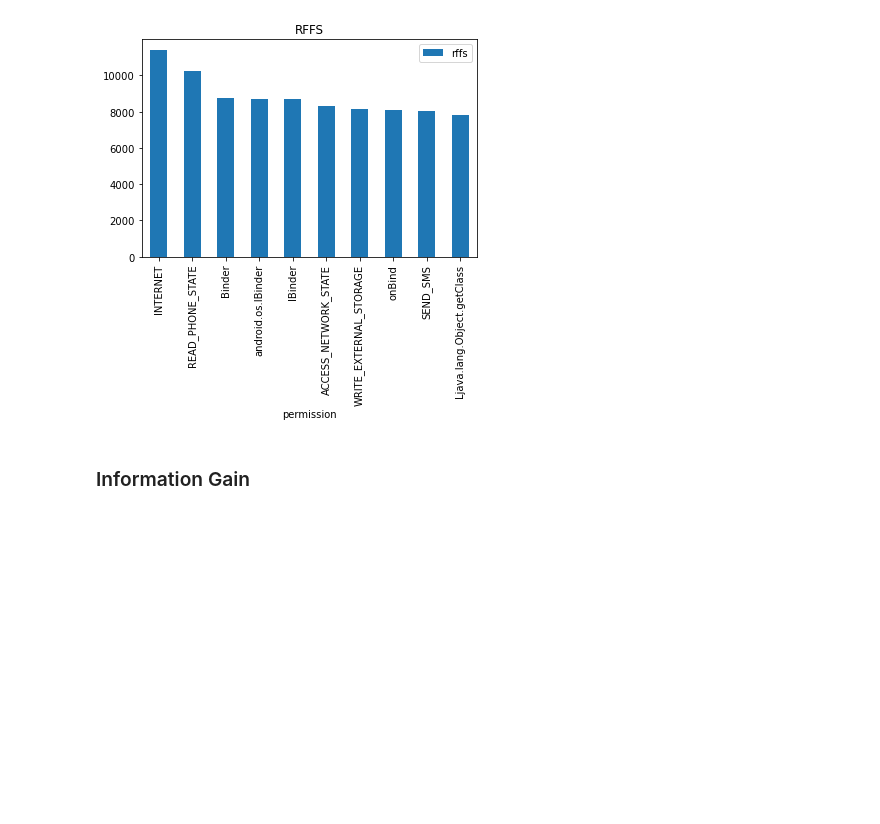
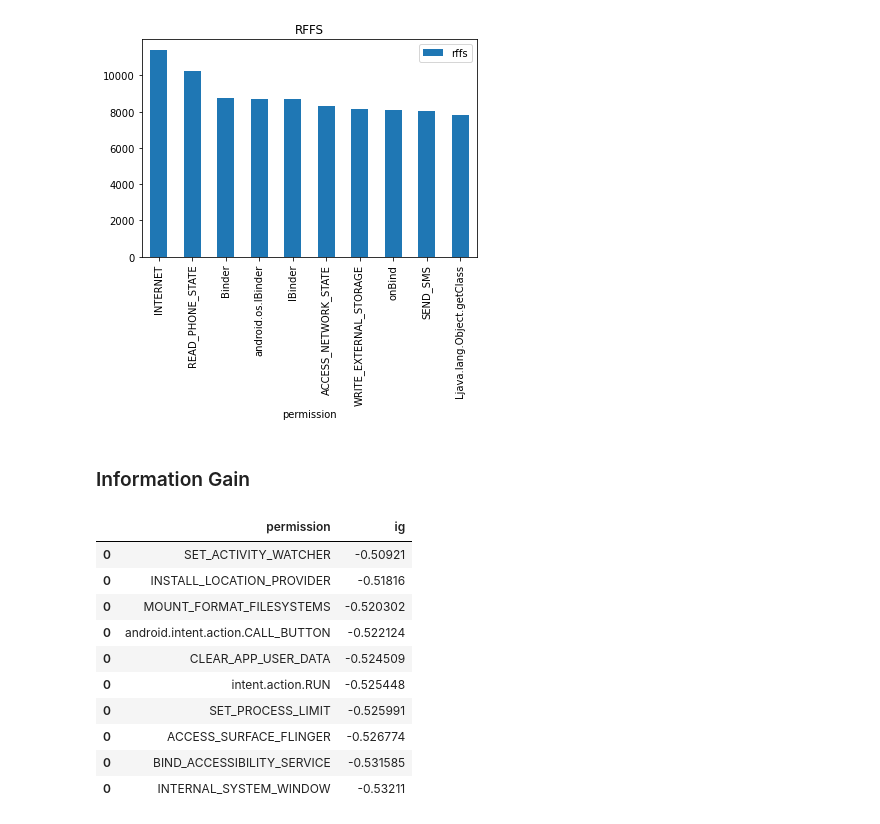
Before and after one commit to NiguXNick/DataScience, a Jupyter notebook: Filter-Based.ipynb, the cells around one changed output. Saved outputs shown, nothing was run; the diff lists cells and outputs as text; code cells hidden in the pictures; blank space fills up the shorter version.

```diff
--- a/Filter-Based.ipynb
+++ b/Filter-Based.ipynb
@@ -380,8 +380,27 @@ def ppc(class_name, validator):
 # %%
 def ig(class_name):
     pc = ppc(class_name,1)
     pp = ppc(class_name,2)
     pnp = ppc(class_name,3)
     pcp = ppc(class_name,4)
     pcnp = ppc(class_name,5)
-    return -pc * np.log2(pc) + pp * np.log2(pp) + pnp * np.log2(pnp) + pcp * np.log2(pcp) + pcnp * np.log2(pcnp)
+    #−∑Ci=1P(ci)logP(ci) + P(p)∑Ci=1P(ci|p)logP(ci|p) + P(p̄)∑Ci=1P(ci|p̄)logP(ci|p̄) convert to a function
+    # return -pc * np.log2(pc) + pp * np.log2(pp) + pnp * np.log2(pnp) + pcp * np.log2(pcp) + pcnp * np.log2(pcnp)
+
+ig_df = pd.DataFrame(columns=["permission", "ig"])
+for i in ds.columns:
+    if i != "class":
+        ig_df = pd.concat([ig_df, pd.DataFrame([[i, ig(i)]], columns=["permission", "ig"])])
+ig_df.sort_values(by="ig", ascending=False).head(10)
+# %% [output]
+|  | permission | ig |
+| 0 | SET_ACTIVITY_WATCHER | -0.50921 |
+| 0 | INSTALL_LOCATION_PROVIDER | -0.51816 |
+| 0 | MOUNT_FORMAT_FILESYSTEMS | -0.520302 |
+| 0 | android.intent.action.CALL_BUTTON | -0.522124 |
+| 0 | CLEAR_APP_USER_DATA | -0.524509 |
+| 0 | intent.action.RUN | -0.525448 |
+| 0 | SET_PROCESS_LIMIT | -0.525991 |
+| 0 | ACCESS_SURFACE_FLINGER | -0.526774 |
+| 0 | BIND_ACCESSIBILITY_SERVICE | -0.531585 |
+| 0 | INTERNAL_SYSTEM_WINDOW | -0.53211 |
```
Also changed, not shown: parts of 1 cell of this notebook.
